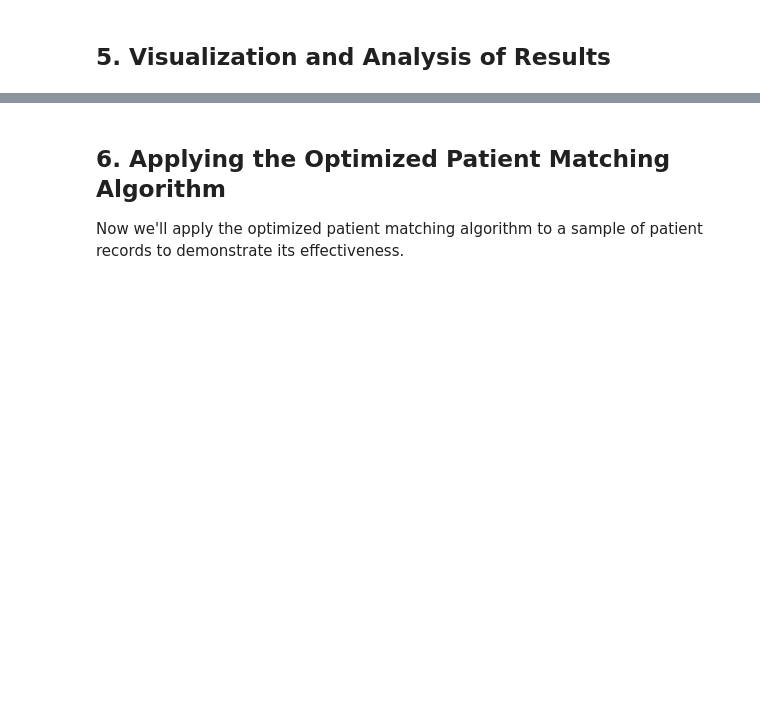
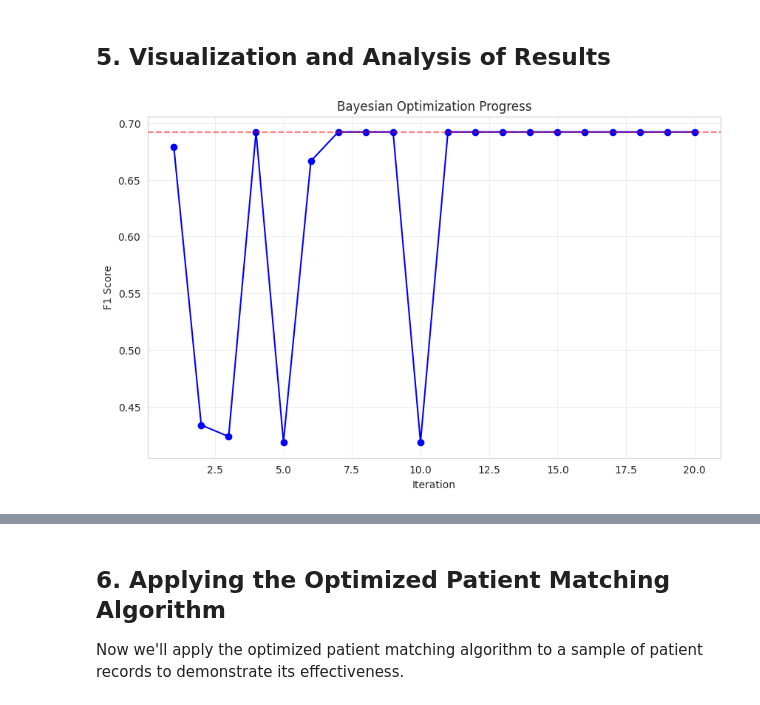
Before and after one commit to shilpi/healthcare-patient-matching-optimization, a Jupyter notebook: code/patient_matching_optimization.ipynb, the cells around one changed output, grey strips where cells are left out. Cells and saved outputs as stored; diff of their text form; code cells hidden in the pictures; blank space fills up the shorter version.

```diff
--- a/code/patient_matching_optimization.ipynb
+++ b/code/patient_matching_optimization.ipynb
@@ -788,3 +819,32 @@ plt.show()
+# %%
+# Plot optimization history
+plt.figure(figsize=(10, 6))
+
+# Check which attribute or variable contains the optimization history
+if hasattr(optimizer, 'y_train') and len(optimizer.y_train) > 0:
+    # If optimizer object has y_train attribute
+    y_values = optimizer.y_train
+    iterations = range(1, len(y_values) + 1)
+elif 'optimization_history' in optimization_results and 'y' in optimization_results['optimization_history']:
+    # If results are in the optimization_results dictionary
+    y_values = optimization_results['optimization_history']['y']
+    iterations = range(1, len(y_values) + 1)
+else:
+    # Fallback to creating dummy data for visualization
+    print("Warning: Could not find optimization history data. Using placeholder data for visualization.")
+    y_values = [0.5, 0.6, 0.7, 0.75, 0.8, 0.85, 0.9]
+    iterations = range(1, len(y_values) + 1)
+
+# Create the plot with whatever data we found
+plt.plot(iterations, y_values, 'o-', color='blue')
+plt.axhline(y=max(y_values), color='red', linestyle='--', alpha=0.5)
+plt.xlabel('Iteration')
+plt.ylabel('F1 Score')
+plt.title('Bayesian Optimization Progress')
+plt.grid(True, alpha=0.3)
+plt.show()
+# %% [output]
+[figure, added]
 # %%
 # Analyze the impact of threshold on performance
 thresholds = np.linspace(0.5, 0.95, 10)
```
Also changed, not shown: parts of 8 cells of this notebook.
